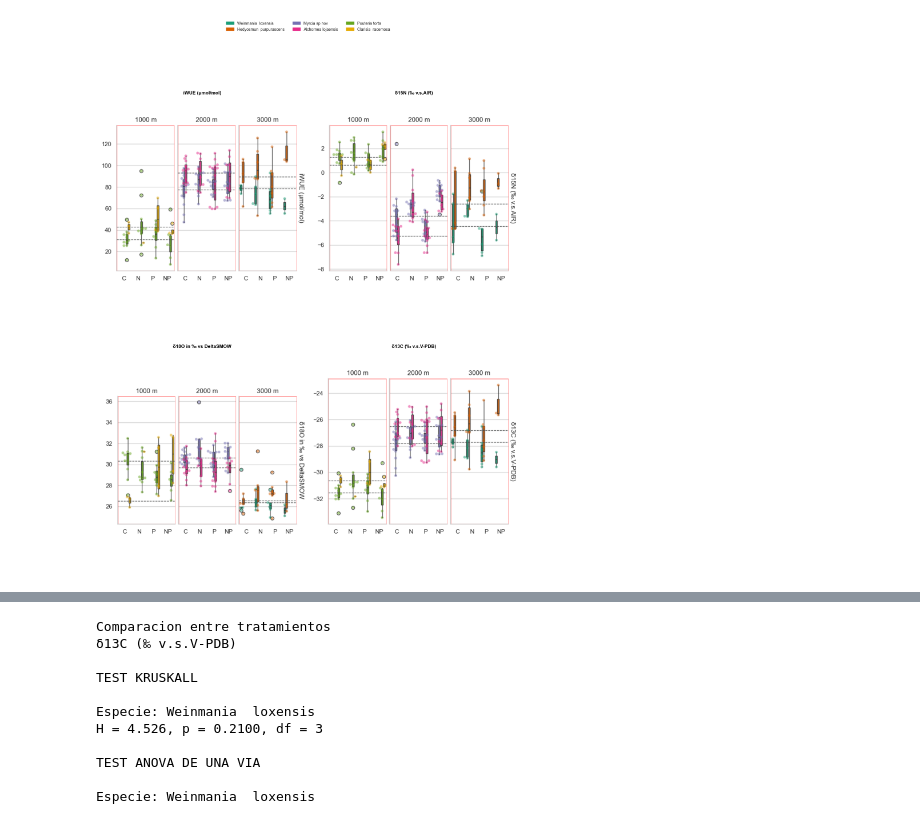
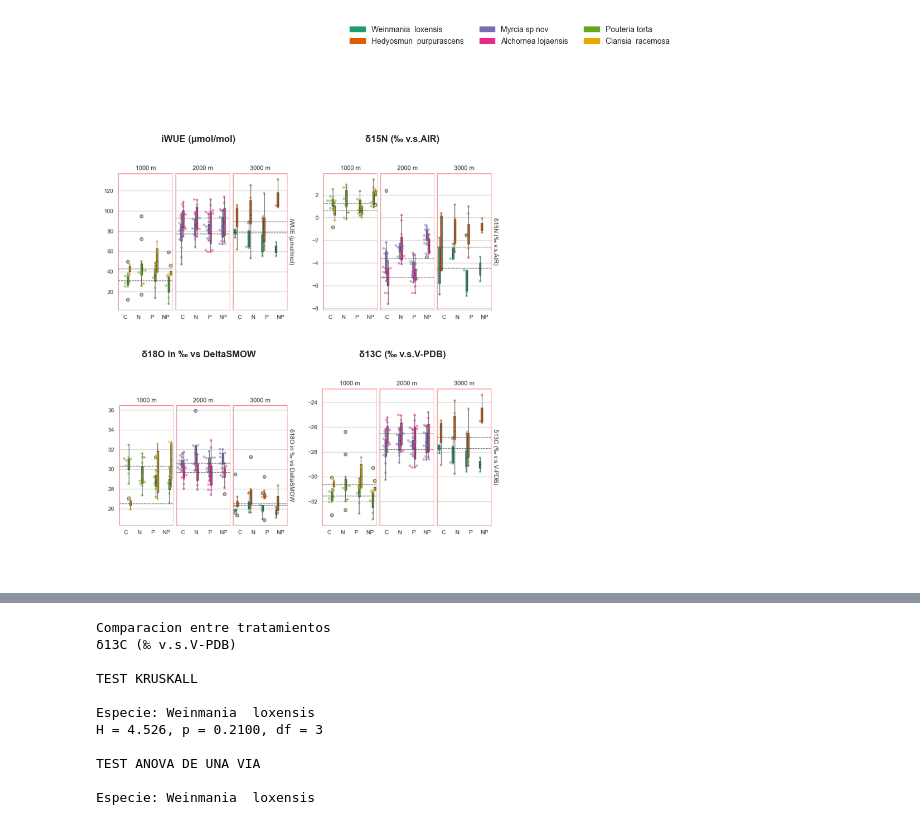
Before and after one commit to ajchavez94/NUMEX_preliminar, a Jupyter notebook: Preliminar.ipynb, the cells around one changed output, grey strips where cells are left out. Drawn from its saved outputs; the diff is of its cells as text; code cells hidden in the pictures.

```diff
--- a/Preliminar.ipynb
+++ b/Preliminar.ipynb
@@ -103,16 +116,15 @@ vp9 = "Ci"
 
 ### bulk ####
 vb1 = "[N]"
-vb2 = "[C_b]%" #bulk
+vb2 = "[C_b]" #bulk
 vb3 = "bulk_δ13C (‰ v.s.V-PDB)"
 vb4 = "C:N"
 
 ### morfo rasgo ###
 
-vf1 = "mean toughness (kN/m)"
-vf2 = "mean thickness (mm)"
-vf3 = "Leaf fresh weight (g)"
-vf4 = "Leaf dry weight (g)"
+vf1 = "force to punch (kN/m)"#"mean toughness (kN/m)"
+vf2 = "thickness (mm)"#mean thickness (mm)"
+vf3 = "dry matter content (mg/g)"#"#names for publication.py"
 vf5 = "height_2024"
 vf6 = "Leaf area (cm²)"
 vf7 = "Specific leaf area (g/cm²)"
@@ -301,56 +415,60 @@ import matplotlib.pyplot as plt
 import numpy as np
 
 
-variables = [vp1, vp2, vp4, vp3] #, vp5,vp6,vp7,vp8,vp9]  # Fisiologicas HELP: fix vp6
+variables_isotopos = [vp1, vp2, vp4, vp3] #, vp5,vp6,vp7,vp8,vp9]  # Fisiologicas HELP: fix vp6
 # variables = [vb1, vb2, vb3, vb4] # Bulk
 # variables = [vf1, vf2] #HELP: rasgos
 
-# Crear figura principal
-fig, axes = plt.subplots(2, 2, figsize=(15, 20))
-axes = axes.flatten()
+def graph(variables):
+ """This functions creates the final plot with the thin boxplots and lines of the control"""
+ # Crear figura principal
+ fig, axes = plt.subplots(2, 2, figsize=(15, 20))
+ axes = axes.flatten()
 
-# --- Paleta y etiquetas de especie (las mismas que usas en create_boxplots)
-palette_species = {
+ # --- Paleta y etiquetas de especie (las mismas que usas en create_boxplots)
+ palette_species = {
     "Weinmania  loxensis": "#1b9e77",
     "Hedyosmun  purpurascens": "#d95f02",
     "Myrcia sp nov": "#7570b3",
     "Alchornea lojaensis": "#e7298a",
     "Pouteria torta": "#66a61e",
     "Clarisia  racemosa": "#e6ab02"
-}
-orden_sp = list(palette_species.keys())
+ }
+ orden_sp = list(palette_species.keys())
 
-# --- Loop sobre variables ---
-for i, var in enumerate(variables):
+ # --- Loop sobre variables ---
+ for i, var in enumerate(variables):
     fig_sub = create_boxplots(var, data)   # tu función modificada para devolver la figura
     fig_sub.canvas.draw()
 
     # Convertir la figura en imagen
     img = np.frombuffer(fig_sub.canvas.tostring_rgb(), dtype=np.uint8)
     img = img.reshape(fig_sub.canvas.get_width_height()[::-1] + (3,))
 
     # Mostrar la imagen en el grid
     axes[i].imshow(img)
     axes[i].axis("off")
     axes[i].set_title(var, fontsize=12, fontweight="bold")
 
     plt.close(fig_sub)  # cerrar la subfigura individual
 
-# --- Eliminar paneles vacíos ---
-for j in range(len(variables), len(axes)):
+ # --- Eliminar paneles vacíos ---
+ for j in range(len(variables), len(axes)):
     fig.delaxes(axes[j])
 
-# --- Crear leyenda global (una vez) ---
-import matplotlib.patches as mpatches
-handles = [mpatches.Patch(color=palette_species[sp], label=sp) for sp in orden_sp]
+ # --- Crear leyenda global (una vez) ---
+ import matplotlib.patches as mpatches
+ handles = [mpatches.Patch(color=palette_species[sp], label=sp) for sp in orden_sp]
 
-fig.legend(
+ fig.legend(
     handles=handles,
     loc='upper center', bbox_to_anchor=(0.5, 1.03),
     ncol=3, frameon=False, fontsize=10
-)
+ )
 
-plt.tight_layout(rect=[0, 0, 1, 0.95])  # deja espacio para la leyenda
-plt.show()
+ plt.tight_layout(rect=[0, 0.5, 0.5, 0.95])  # deja espacio para la leyenda
+ return plt.show()
+
+graph(variables_isotopos)
 # %% [output]
-[figure, old version]
+[figure, new version]
```
Also changed, not shown: parts of 21 cells of this notebook, 3 other files.
